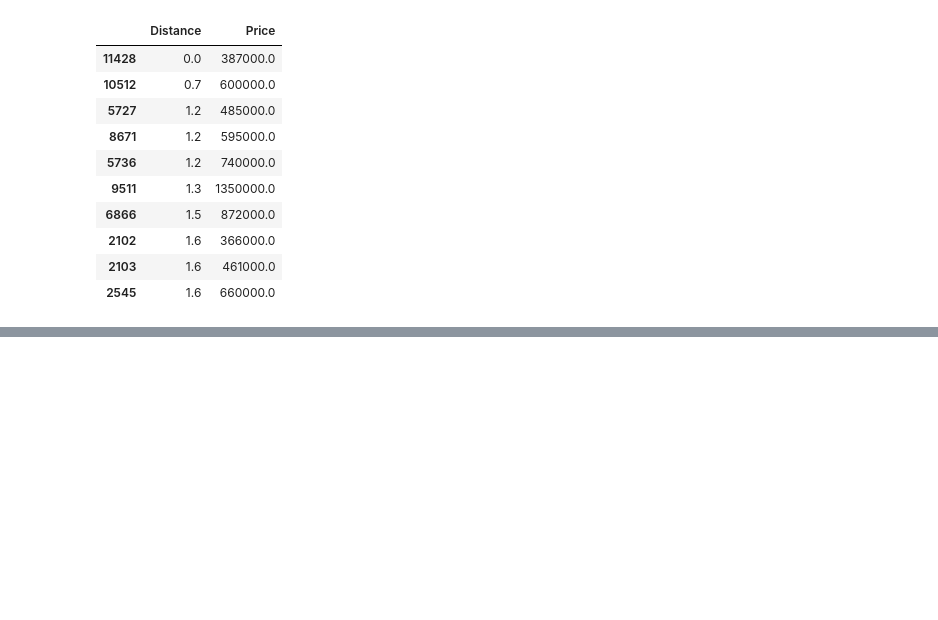
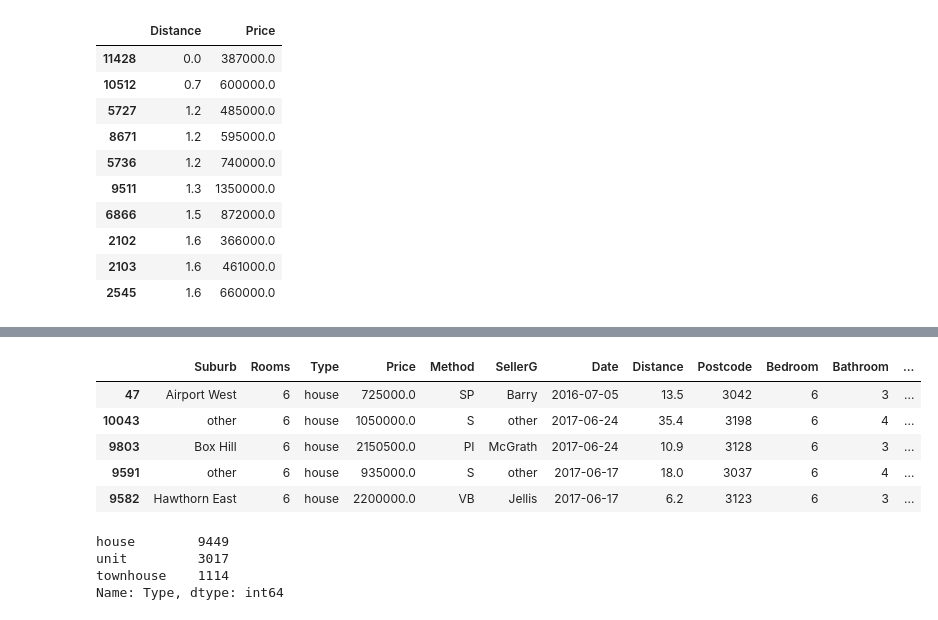
Before and after one commit to modernpacifist/engineering-of-machine-learning-urfu, a Jupyter notebook: python-pro-level/Notebooks/PandasPythonProWalkthrough5_2.ipynb, the cells around one changed output, grey strips where cells are left out. Cells and saved outputs as stored; diff of their text form; code cells hidden in the pictures; blank space fills up the shorter version.

```diff
--- a/python-pro-level/Notebooks/PandasPythonProWalkthrough5_2.ipynb
+++ b/python-pro-level/Notebooks/PandasPythonProWalkthrough5_2.ipynb
@@ -192,0 +196,18 @@ df.sort_values(by=['Price', 'Distance']).loc[::10, ['Price', 'Distance']].head(1
+# %%
+filtered = df[df['Rooms'] > 5].copy()
+filtered.sort_values(inplace=True, by=['Rooms'])
+filtered.head()
+# %% [output]
+|  | Suburb | Rooms | Type | Price | Method | SellerG | Date | Distance | Postcode | Bedroom | Bathroom | ... |
+| 47 | Airport West | 6 | house | 725000.0 | SP | Barry | 2016-07-05 | 13.5 | 3042 | 6 | 3 | ... |
+| 10043 | other | 6 | house | 1050000.0 | S | other | 2017-06-24 | 35.4 | 3198 | 6 | 4 | ... |
+| 9803 | Box Hill | 6 | house | 2150500.0 | PI | McGrath | 2017-06-24 | 10.9 | 3128 | 6 | 3 | ... |
+| 9591 | other | 6 | house | 935000.0 | S | other | 2017-06-17 | 18.0 | 3037 | 6 | 4 | ... |
+| 9582 | Hawthorn East | 6 | house | 2200000.0 | VB | Jellis | 2017-06-17 | 6.2 | 3123 | 6 | 3 | ... |
+# %%
+df['Type'].value_counts()
+# %% [output]
+house        9449
+unit         3017
+townhouse    1114
+Name: Type, dtype: int64
```
Also changed, not shown: parts of 5 cells of this notebook.
